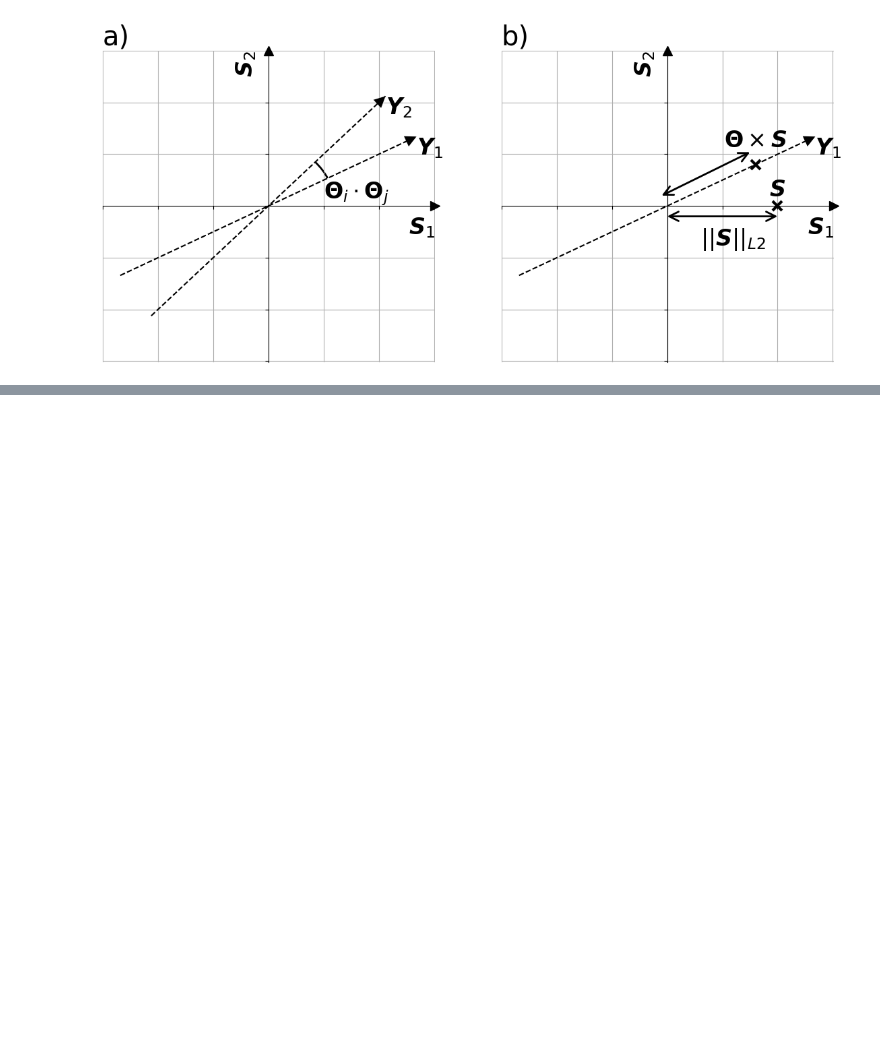
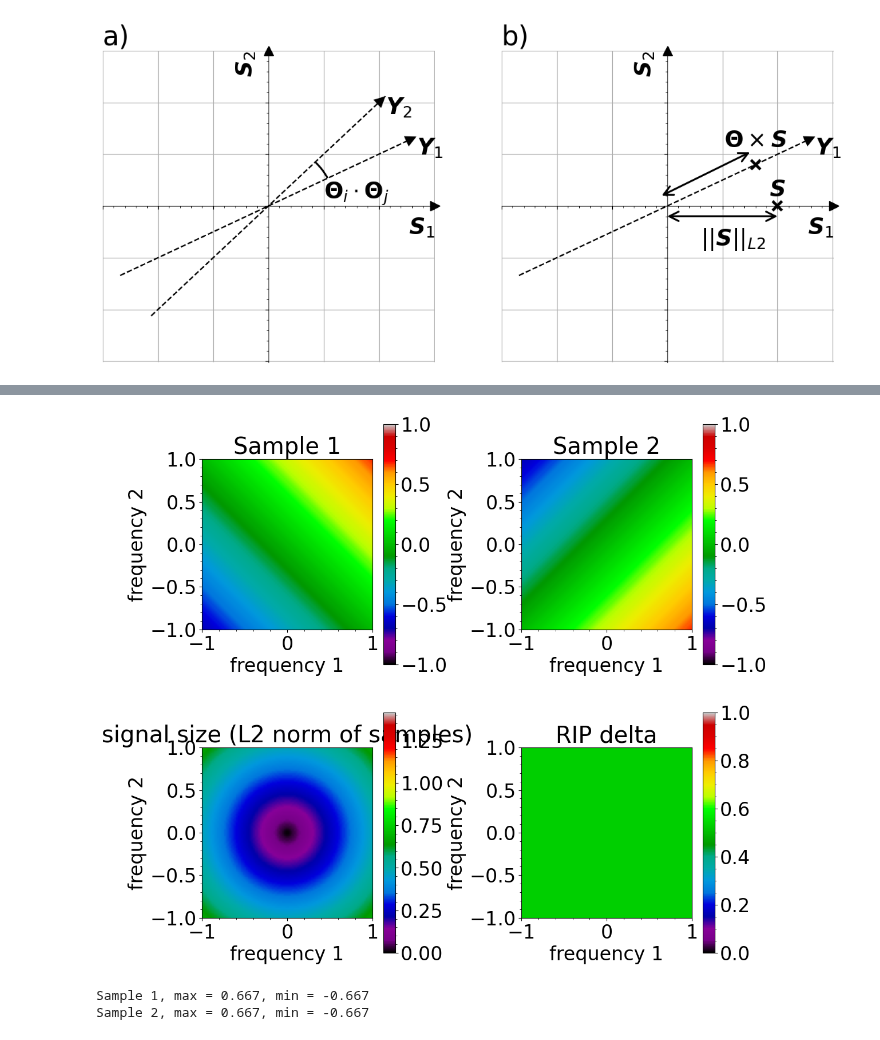
Before and after one commit to Jammi-Dodgers/THz-Compressed-Sensing, a Jupyter notebook: incoherence_and_rip_demo.ipynb, the cells around one changed output, grey strips where cells are left out. Cells and saved outputs as stored; diff of their text form; code cells hidden in the pictures; blank space fills up the shorter version.

Commit message:
Why isn't polynomial rip possible?

```diff
--- a/incoherence_and_rip_demo.ipynb
+++ b/incoherence_and_rip_demo.ipynb
@@ -99,0 +143,45 @@ plt.show()
+# %%
+freqs = np.array([1, 2])
+
+M = 100
+
+deltas = np.empty((M, M))
+possible_measurements = np.empty((len(samples_idx), M, M))
+
+for n in range(M):
+    for m in range(M):
+        spectrum = np.zeros(N)
+        spectrum[freqs[0]] = 2*n / (M-1) - 1
+        spectrum[freqs[1]] = 2*m / (M-1) - 1
+
+        possible_measurements[:, n, m] = measurement_matrix @ spectrum
+        RIP_delta = np.linalg.norm(measurement_matrix @ spectrum) / np.linalg.norm(spectrum)
+        RIP_delta = np.abs(1 -RIP_delta)
+        deltas[n, m] = RIP_delta
+
+RIP_delta_numberator = np.sqrt(np.sum(possible_measurements**2, axis=0))
+
+fig, axs = plt.subplots((len(samples_idx)+1)//2 +1, 2, figsize=(12, 6*((len(samples_idx)+1)//2 +1)), gridspec_kw={"wspace": 0.5, "hspace": 0.2})
+axs = axs.flatten()
+
+for i in range(len(samples_idx)):
+    im = axs[i].imshow(possible_measurements[i], origin="lower", vmin=-1, vmax=1, cmap="nipy_spectral", extent=(-1, 1, -1, 1), aspect='equal')
+    axs[i].set(xlabel="frequency 1", ylabel="frequency 2", title=f"Sample {i+1}")
+    fig.colorbar(im, ax=axs[i])
+
+im = axs[-1].imshow(deltas, origin= "lower", vmin= 0, vmax= 1, cmap= "nipy_spectral", extent=(-1, 1, -1, 1), aspect='equal')
+axs[-1].set(xlabel= "frequency 1", ylabel= "frequency 2", title= "RIP delta")
+fig.colorbar(im, ax=axs[-1])
+
+im = axs[-2].imshow(RIP_delta_numberator, origin= "lower", vmin= 0, vmax= np.sqrt(2), cmap= "nipy_spectral", extent=(-1, 1, -1, 1), aspect='equal')
+axs[-2].set(xlabel= "frequency 1", ylabel= "frequency 2", title= "signal size (L2 norm of samples)")
+fig.colorbar(im, ax=axs[-2])
+
+plt.show()
+
+for i in range(len(samples_idx)):
+    print(f"Sample {i+1}, max = {np.max(possible_measurements[i]):.3f}, min = {np.min(possible_measurements[i]):.3f}")
+# %% [output]
+[figure, added]
+Sample 1, max = 0.667, min = -0.667
+Sample 2, max = 0.667, min = -0.667
```
Also changed, not shown: parts of 9 cells of this notebook, 8 other files.
